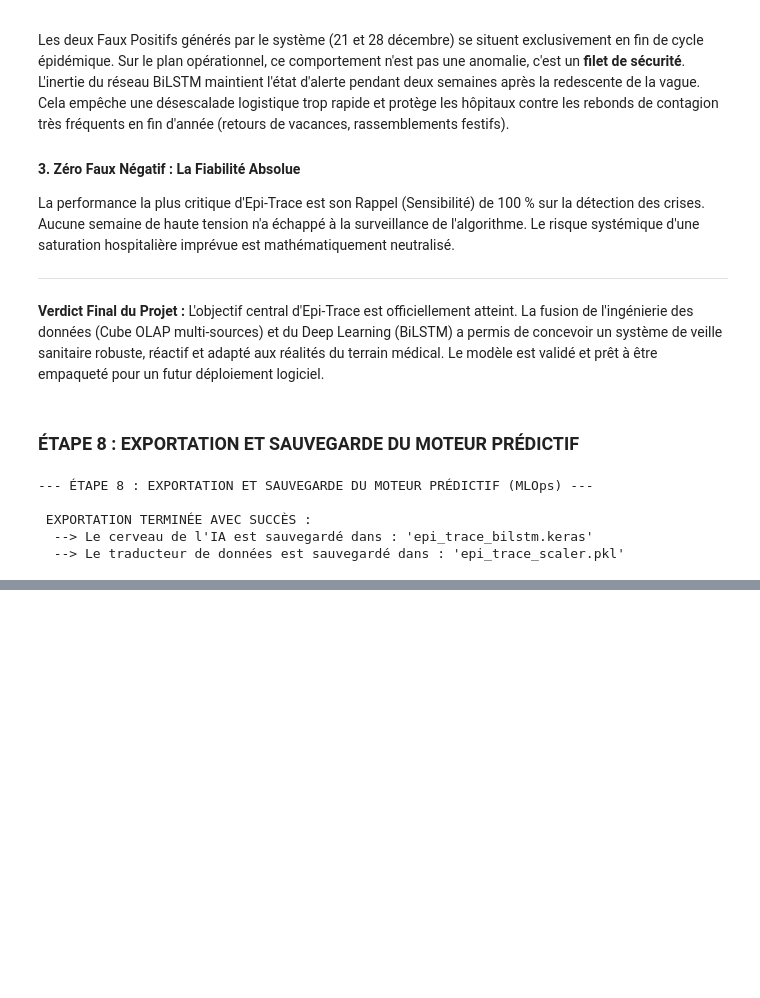
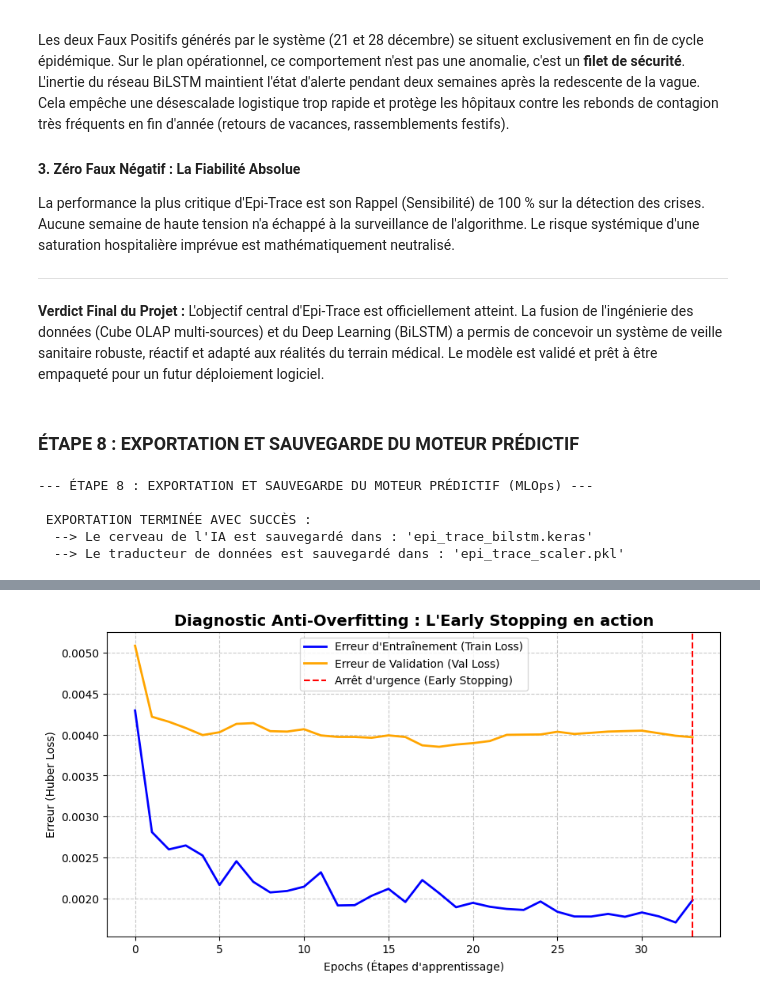
Before and after one commit to YahyaAmajane/EpiTrace, a Jupyter notebook: notebooks/02_modelisation.ipynb, the cells around one changed output, grey strips where cells are left out. Cells and saved outputs as stored; diff of their text form; code cells hidden in the pictures; blank space fills up the shorter version.

```diff
--- a/notebooks/02_modelisation.ipynb
+++ b/notebooks/02_modelisation.ipynb
@@ -1154,0 +1486,20 @@ print(f"  --> Le traducteur de données est sauvegardé dans : '{nom_scaler}'\n"
+# %%
+import matplotlib.pyplot as plt
+
+# Affichage du diagnostic d'apprentissage
+plt.figure(figsize=(10, 5))
+plt.plot(history_delta.history['loss'], label='Erreur d\'Entraînement (Train Loss)', color='blue', linewidth=2)
+plt.plot(history_delta.history['val_loss'], label='Erreur de Validation (Val Loss)', color='orange', linewidth=2)
+
+plt.title("Diagnostic Anti-Overfitting : L'Early Stopping en action", fontsize=14, fontweight='bold')
+plt.xlabel("Epochs (Étapes d'apprentissage)")
+plt.ylabel("Erreur (Huber Loss)")
+plt.legend()
+plt.grid(True, linestyle='--', alpha=0.7)
+
+# Ligne verticale pour montrer où ça s'est arrêté
+plt.axvline(x=len(history_delta.history['loss'])-1, color='red', linestyle='--', label='Arrêt d\'urgence (Early Stopping)')
+plt.legend()
+plt.show()
+# %% [output]
+[figure, added]
```
Also changed, not shown: parts of 13 cells of this notebook, 7 other files.
